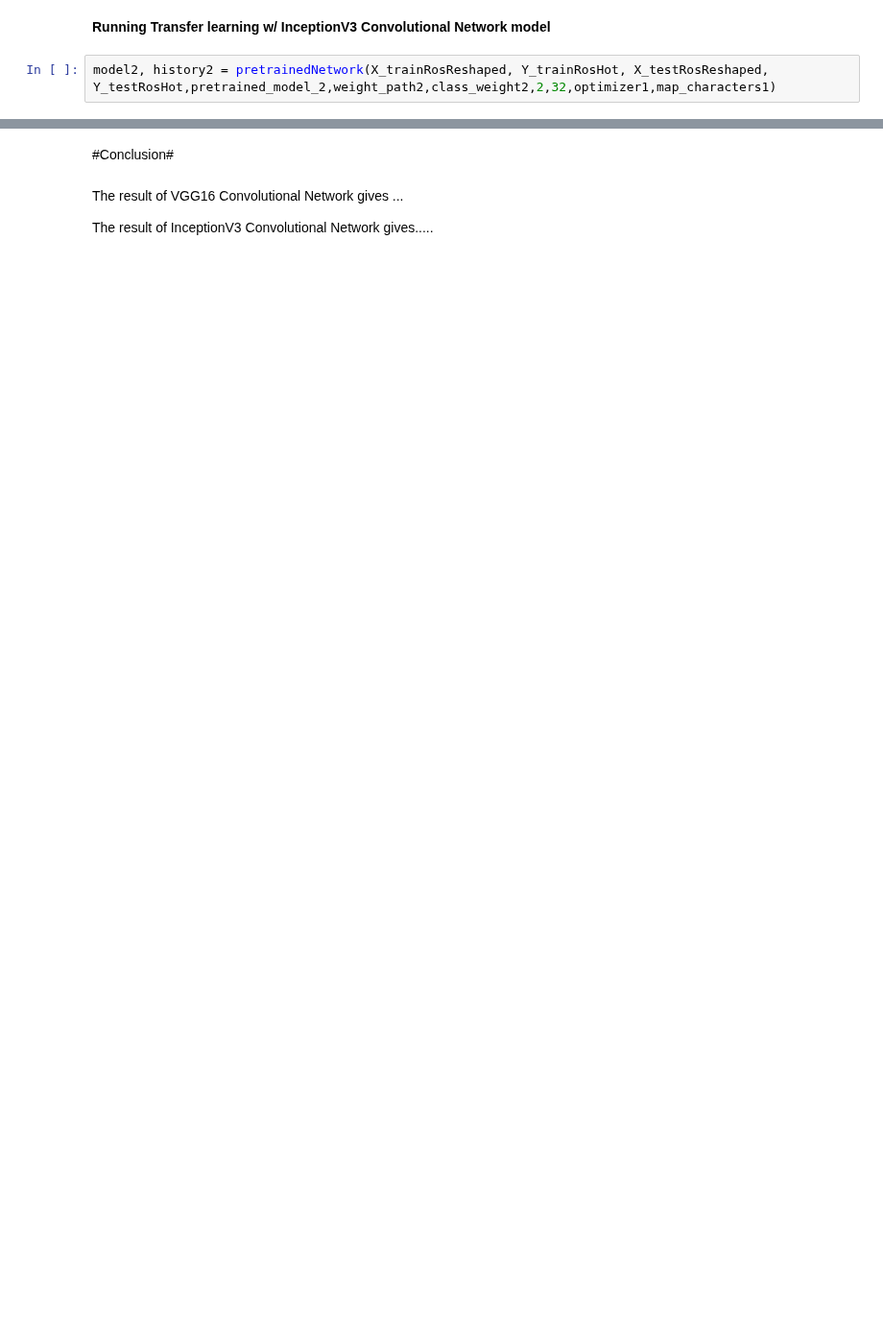
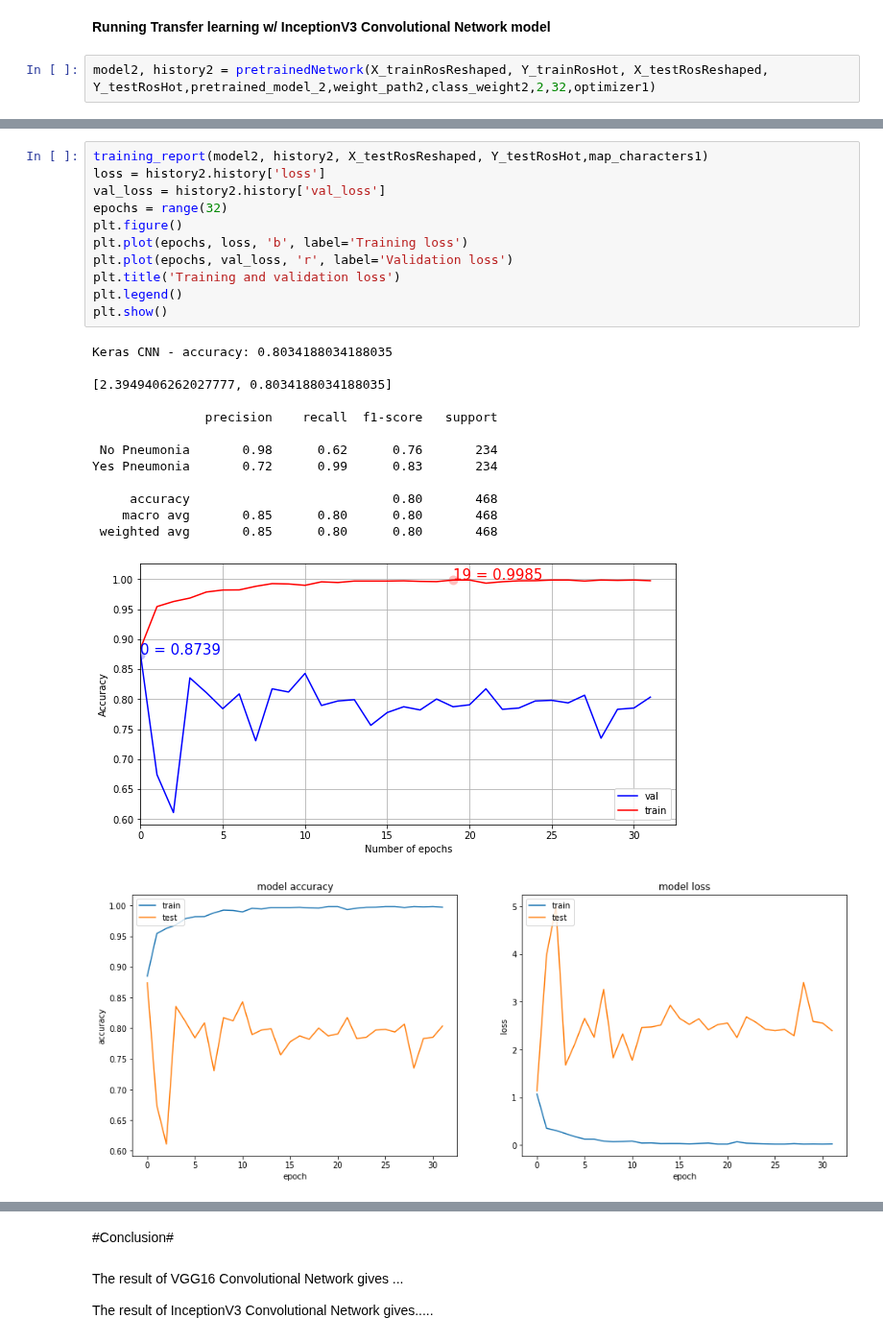
Before and after one commit to borodark/ie7860, a Jupyter notebook: Semester project.ipynb, the cells around one changed output, grey strips where cells are left out. Shown at 96% size. Drawn from its saved outputs; the diff is of its cells as text; blank space fills up the shorter version.

```diff
--- a/Semester project.ipynb
+++ b/Semester project.ipynb
@@ -405,7 +440,7 @@ plt.show()
 # %% [markdown]
 **Running Transfer learning w/ InceptionV3 Convolutional Network model**
 # %%
-model2, history2 = pretrainedNetwork(X_trainRosReshaped, Y_trainRosHot, X_testRosReshaped, Y_testRosHot,pretrained_model_2,weight_path2,class_weight2,2,32,optimizer1,map_characters1)
+model2, history2 = pretrainedNetwork(X_trainRosReshaped, Y_trainRosHot, X_testRosReshaped, Y_testRosHot,pretrained_model_2,weight_path2,class_weight2,2,32,optimizer1)
 # %% [output]
 _________________________________________________________________
 Layer (type)                 Output Shape              Param #
@@ -429,0 +462,26 @@ block2_conv1 (Conv2D)        (None, 75, 75, 128)       73856
+# %%
+training_report(model2, history2, X_testRosReshaped, Y_testRosHot,map_characters1)
+loss = history2.history['loss']
+val_loss = history2.history['val_loss']
+epochs = range(32)
+plt.figure()
+plt.plot(epochs, loss, 'b', label='Training loss')
+plt.plot(epochs, val_loss, 'r', label='Validation loss')
+plt.title('Training and validation loss')
+plt.legend()
+plt.show()
+# %% [output]
+Keras CNN - accuracy: 0.8034188034188035
+
+[2.3949406262027777, 0.8034188034188035]
+
+               precision    recall  f1-score   support
+
+ No Pneumonia       0.98      0.62      0.76       234
+Yes Pneumonia       0.72      0.99      0.83       234
+
+     accuracy                           0.80       468
+    macro avg       0.85      0.80      0.80       468
+ weighted avg       0.85      0.80      0.80       468
+[figure, added]
+[figure, added]
```
Also changed, not shown: parts of 13 cells of this notebook, 4 other files.
